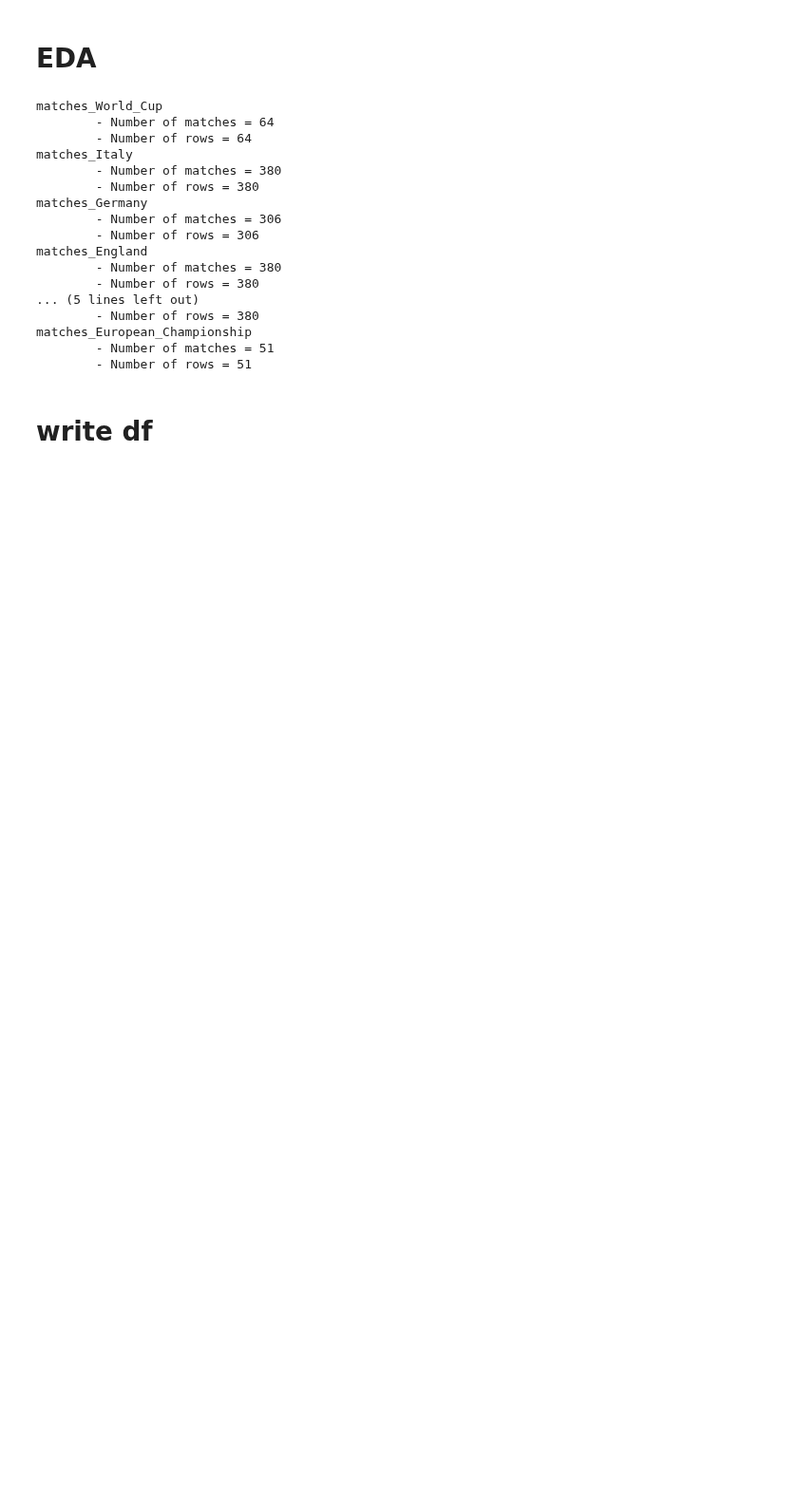
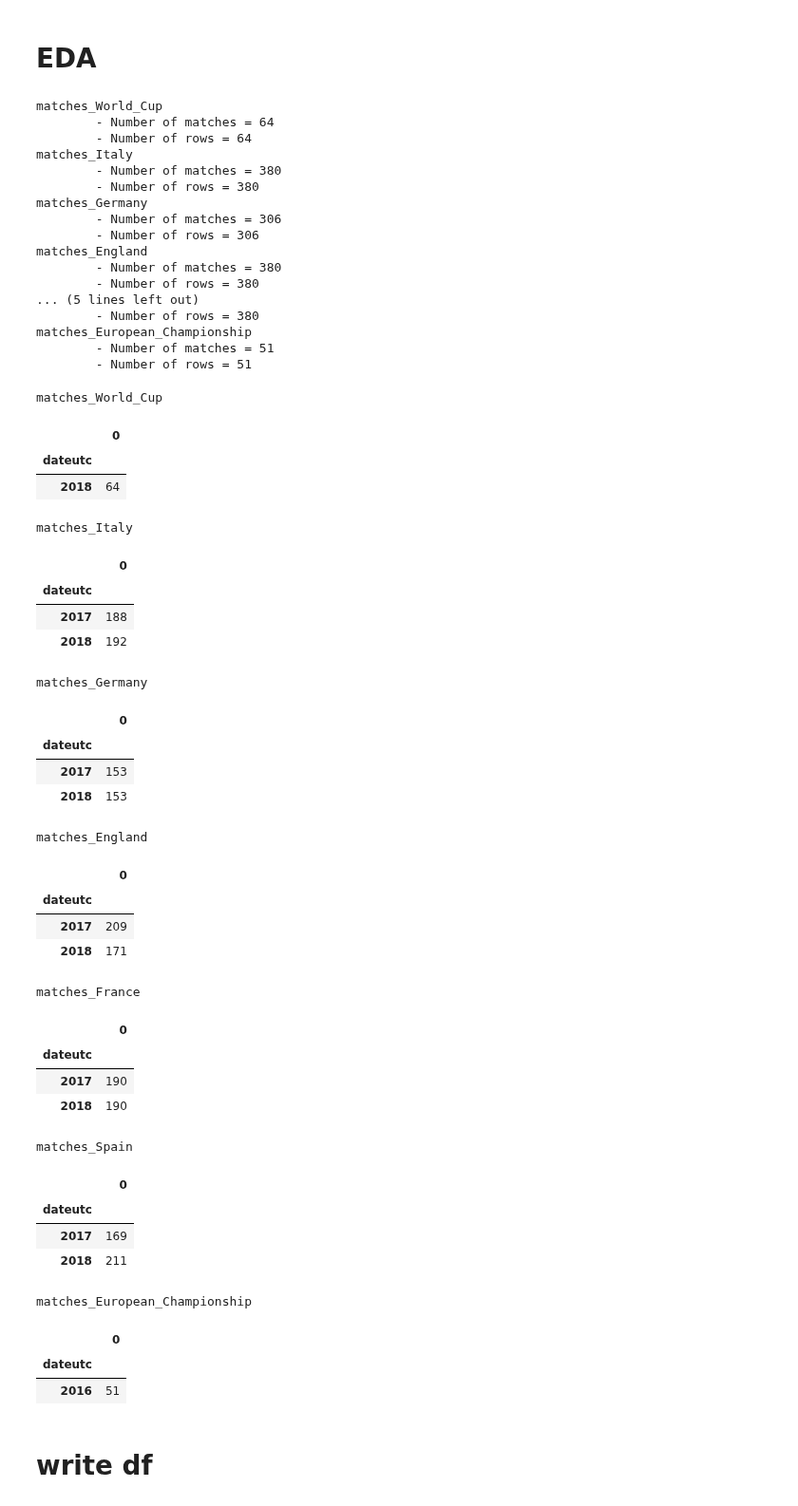
Before and after one commit to saeeeeru/WyscoutAnalyzer, a Jupyter notebook: notebook/ExploratoryDataAnalysis/7-matches.ipynb, the cells around one changed output. Shown at 95% size. Drawn from its saved outputs; the diff is of its cells as text; code cells hidden in the pictures; blank space fills up the shorter version.

```diff
--- a/notebook/ExploratoryDataAnalysis/7-matches.ipynb
+++ b/notebook/ExploratoryDataAnalysis/7-matches.ipynb
@@ -154,6 +154,46 @@ matches_England
 matches_European_Championship
         - Number of matches = 51
         - Number of rows = 51
+# %%
+for k, df in df_dict.items():
+    print(f'{k}')
+    df.dateutc = pd.to_datetime(df.dateutc, utc=True)
+    summary = df.groupby(df.dateutc.dt.year).size().to_frame()
+    display(summary)
+# %% [output]
+matches_World_Cup
+|  | 0 |
+| dateutc |  |
+| 2018 | 64 |
+matches_Italy
+|  | 0 |
+| dateutc |  |
+| 2017 | 188 |
+| 2018 | 192 |
+matches_Germany
+|  | 0 |
+| dateutc |  |
+| 2017 | 153 |
+| 2018 | 153 |
+matches_England
+|  | 0 |
+| dateutc |  |
+| 2017 | 209 |
+| 2018 | 171 |
+matches_France
+|  | 0 |
+| dateutc |  |
+| 2017 | 190 |
+| 2018 | 190 |
+matches_Spain
+|  | 0 |
+| dateutc |  |
+| 2017 | 169 |
+| 2018 | 211 |
+matches_European_Championship
+|  | 0 |
+| dateutc |  |
+| 2016 | 51 |
 # %% [markdown]
 # write df
 # %%
```
Also changed, not shown: parts of 1 cell of this notebook.
